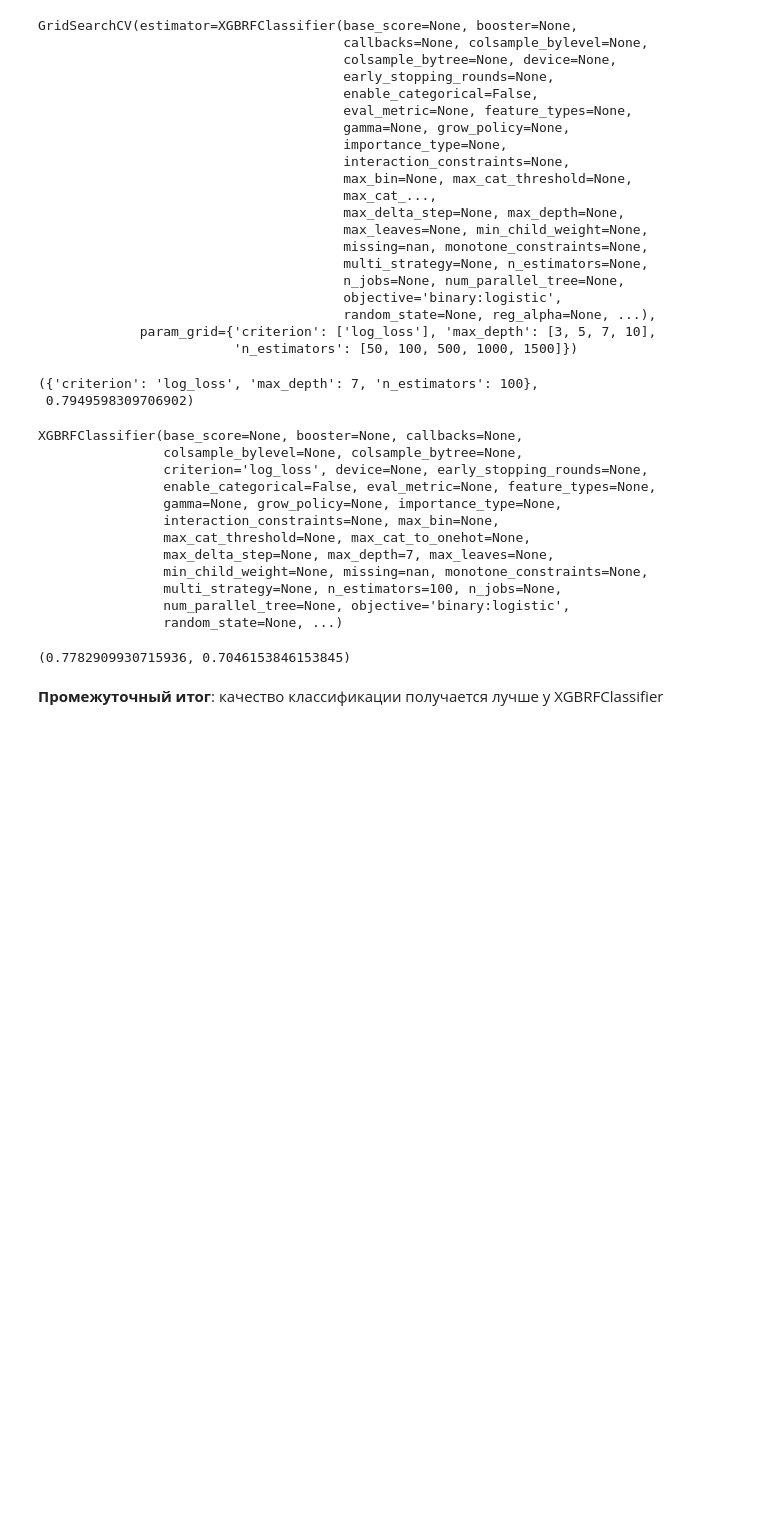
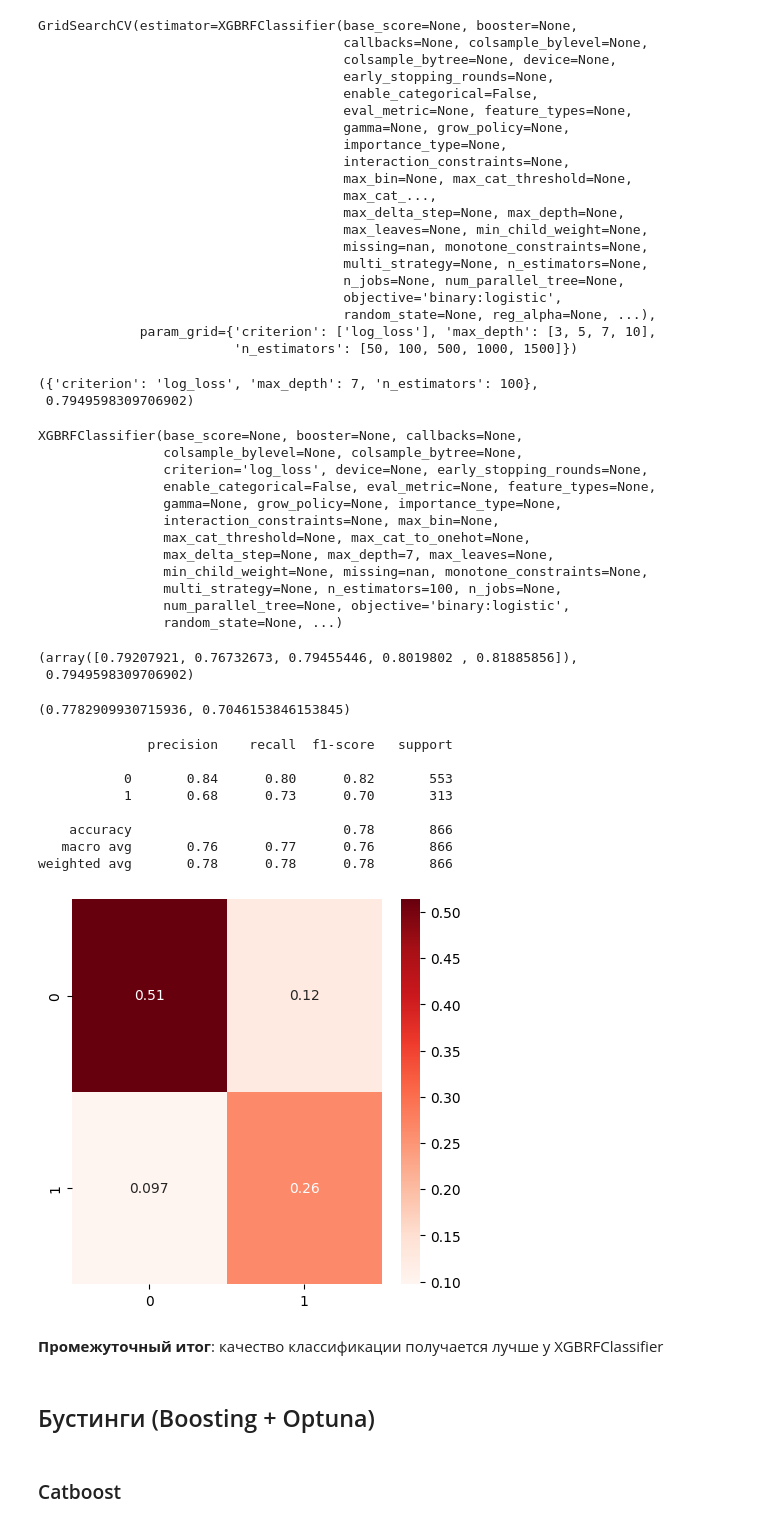
Before and after one commit to SadGosling/Prediction_of_metabolic_syndrome, a Jupyter notebook: Attempt_1.ipynb, the cells around one changed output. Saved outputs shown, nothing was run; the diff lists cells and outputs as text; code cells hidden in the pictures; blank space fills up the shorter version.

```diff
--- a/Attempt_1.ipynb
+++ b/Attempt_1.ipynb
@@ -265,9 +483,31 @@ XGBRFClassifier(base_score=None, booster=None, callbacks=None,
                 multi_strategy=None, n_estimators=100, n_jobs=None,
                 num_parallel_tree=None, objective='binary:logistic',
                 random_state=None, ...)
+# %%
+cv_results = cross_val_score(xgb_rfc_best, x_train_sel, y_train)
+cv_results, cv_results.mean()
+# %% [output]
+(array([0.79207921, 0.76732673, 0.79455446, 0.8019802 , 0.81885856]),
+ 0.7949598309706902)
 # %%
 accuracy_score(y_test, xgb_rfc_best.predict(x_test_sel)), f1_score(y_test, xgb_rfc_best.predict(x_test_sel))
 # %% [output]
 (0.7782909930715936, 0.7046153846153845)
+# %%
+report(y_test, xgb_rfc_best.predict(x_test_sel))
+# %% [output]
+              precision    recall  f1-score   support
+
+           0       0.84      0.80      0.82       553
+           1       0.68      0.73      0.70       313
+
+    accuracy                           0.78       866
+   macro avg       0.76      0.77      0.76       866
+weighted avg       0.78      0.78      0.78       866
+[figure, added]
 # %% [markdown]
 **Промежуточный итог**: качество классификации получается лучше у XGBRFClassifier
+# %% [markdown]
+## Бустинги (Boosting + Optuna)
+# %% [markdown]
+### Catboost
```
Also changed, not shown: parts of 74 cells of this notebook.
